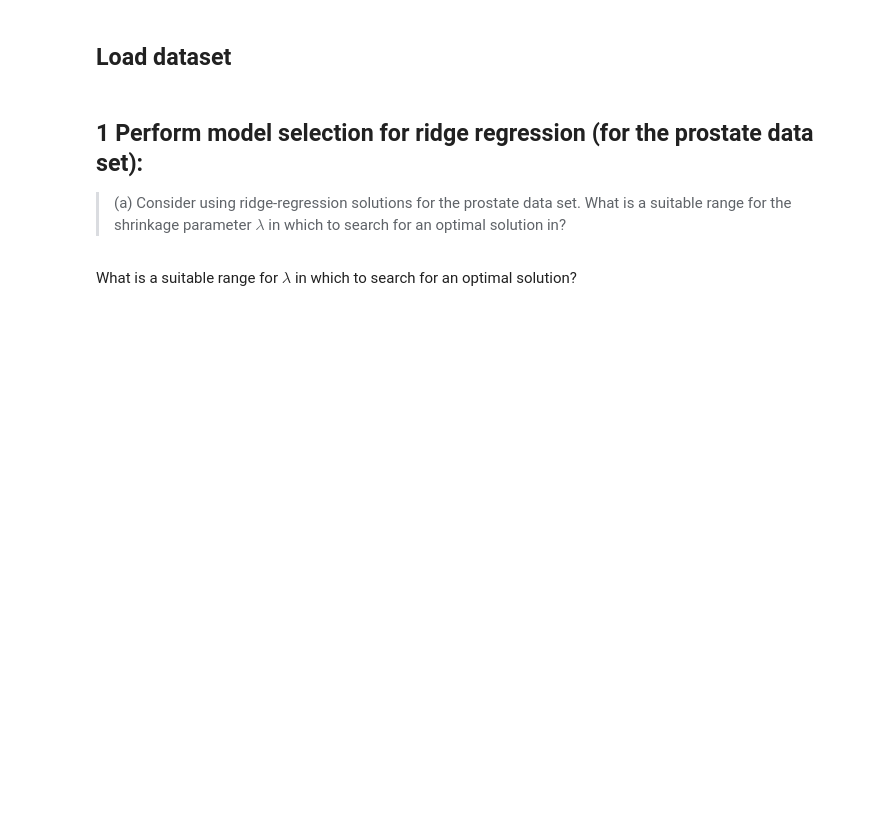
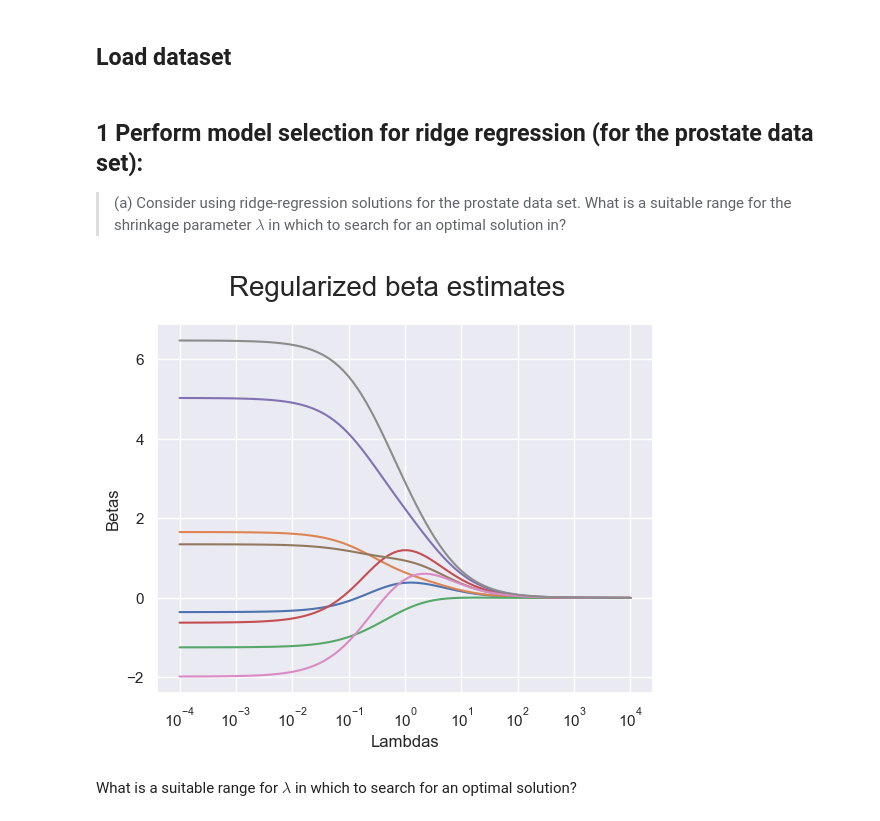
Before and after one commit to AlessandroLongo23/Computational-Data-Analysis, a Jupyter notebook: week2_Exercise_questions/w2_ex1.ipynb, the cells around one changed output. Saved outputs shown, nothing was run; the diff lists cells and outputs as text; code cells hidden in the pictures; blank space fills up the shorter version.

Commit message:
exercises week 2 solved

```diff
--- a/week2_Exercise_questions/w2_ex1.ipynb
+++ b/week2_Exercise_questions/w2_ex1.ipynb
@@ -34,26 +36,29 @@ X_pre = normalizer.transform(X_pre.T).T
 # %% [markdown]
 ## 1 Perform model selection for ridge regression (for the prostate data set):
 > (a) Consider using ridge-regression solutions for the prostate data set. What is a suitable range for the shrinkage parameter $λ$ in which to search for an optimal solution in?
-# %%
-def ridgeMulti(X, _lambda, p, y):
-    """Ridge implementation from last week"""
-    return betas
+# %%
+def ridgeMulti(X, _lambda, p, y):
+    betas = np.linalg.inv(X.T @ X + _lambda * np.eye(p)) @ X.T @ y
+    error = np.linalg.norm(y - X @ betas)
+
+    return betas, error
 # %%
-k = 100; # try k values of lambda
+k = 100
 lambdas = np.logspace(-4, 4, k)
 
-betas = np.zeros((p,k))
-
-
-
-
+betas = np.zeros((k, p))
+for i, _lambda in enumerate(lambdas):
+    beta, error = ridgeMulti(X_pre, _lambda, p, y_pre)
+    betas[i] = beta
 
 plt.figure()
-plt.semilogx(lambdas, betas.T )
+plt.semilogx(lambdas, betas)
 plt.xlabel("Lambdas")
 plt.ylabel("Betas")
 plt.suptitle("Regularized beta estimates", fontsize=20)
 plt.show()
+# %% [output]
+[figure, added]
 # %% [markdown]
 What is a suitable range for $λ$ in which to search for an optimal solution?
 # %% [markdown]
```
Also changed, not shown: parts of 10 cells of this notebook, 1 other file.
